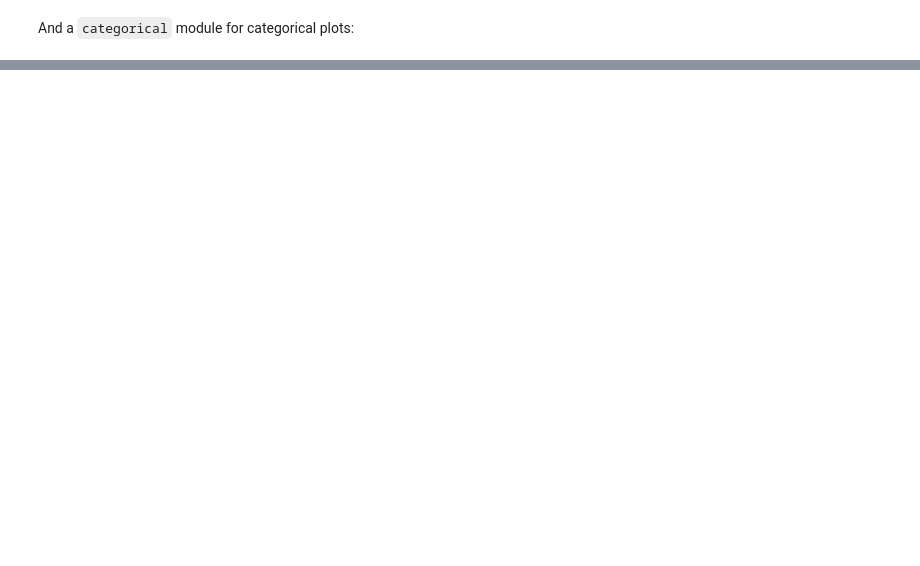
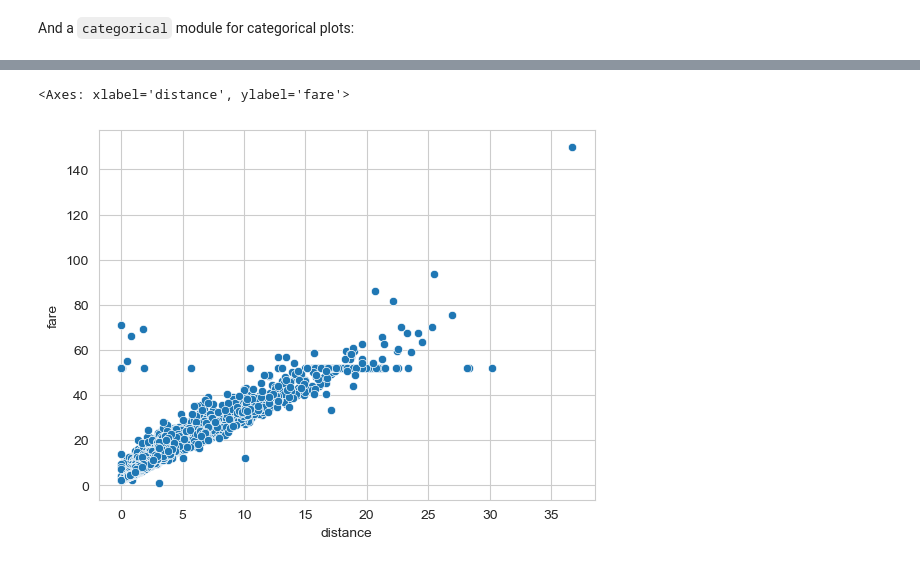
Before and after one commit to PhilipYip1988/python-notebooks, a Jupyter notebook: seaborn_library/notebook.ipynb, the cells around one changed output, grey strips where cells are left out. Cells and saved outputs as stored; diff of their text form; code cells hidden in the pictures; blank space fills up the shorter version.

```diff
--- a/seaborn_library/notebook.ipynb
+++ b/seaborn_library/notebook.ipynb
@@ -888,0 +939,5 @@ print_identifier_group(sns, kind='method')
+# %%
+sns.relational.scatterplot(data=taxis, x='distance', y='fare')
+# %% [output]
+<Axes: xlabel='distance', ylabel='fare'>
+[figure, added]
```
Also changed, not shown: parts of 45 cells of this notebook, 2 other files.
